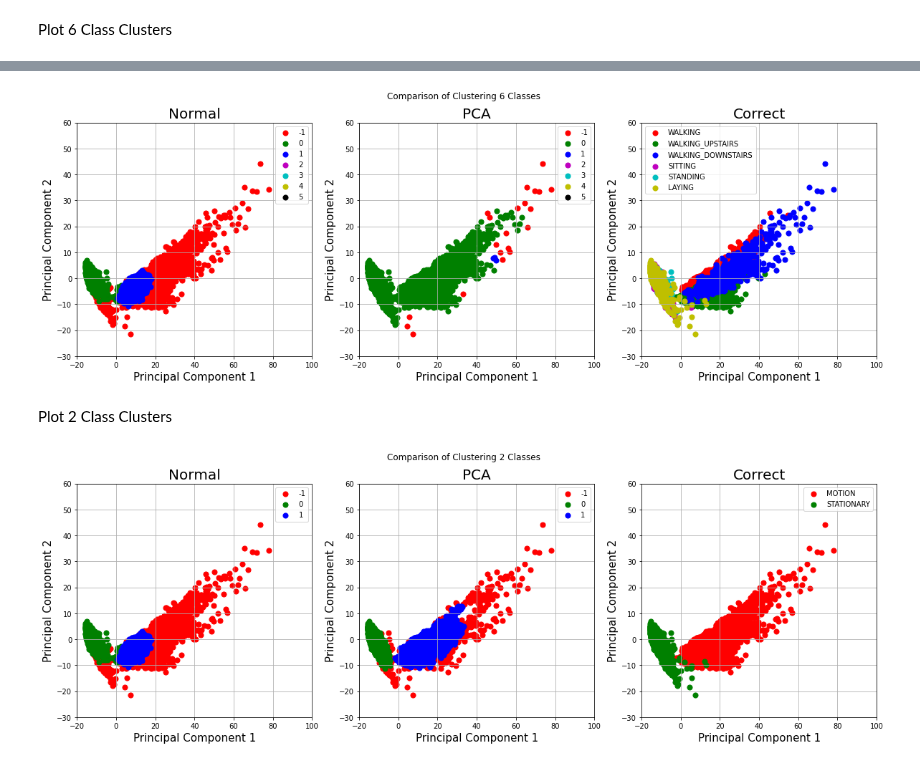
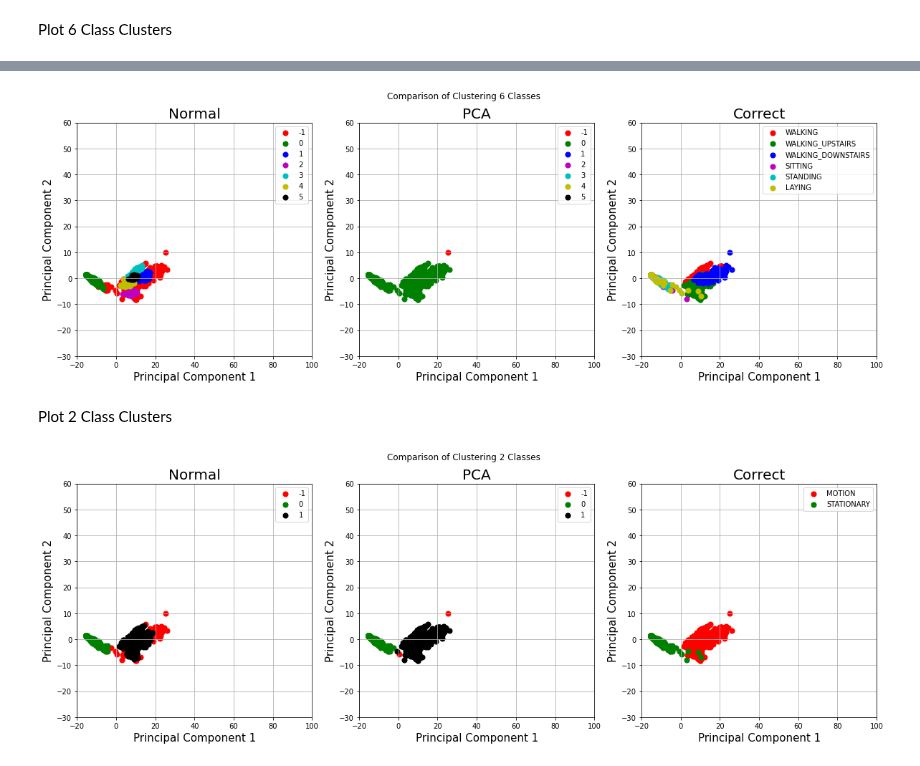
Before and after one commit to claredavies/MachineLearningCoursework, a Jupyter notebook: Assignment3/Assignment3HumanActivityRecognition.ipynb, the cells around one changed output, grey strips where cells are left out. Saved outputs shown, nothing was run; the diff lists cells and outputs as text; code cells hidden in the pictures.

Commit message:
Select k best & subsample selected

```diff
--- a/Assignment3/Assignment3HumanActivityRecognition.ipynb
+++ b/Assignment3/Assignment3HumanActivityRecognition.ipynb
@@ -210,2 +212,2 @@ feature_names_n_largest_chosen = features_df.nlargest(n_features_wanted, ['silho
 # %%
-features_selected = train[feature_names_n_largest_chosen].copy()
+features_selected = features[selected_features_k_best].copy()
@@ -213,6 +219,6 @@ features_selected = train[feature_names_n_largest_chosen].copy()
 # Pre-processing
 # %%
 X_train = features_selected
-y_train = train['Activity']
-y_train_labels = train['ActivityName']
+y_train_6_classes = train['Activity']
+y_train_6_classes_labels = train['ActivityName']
 # %%
@@ -346,7 +344,7 @@ print(get_optimal_epislon(start=1,end=50,min_points=min_points_normal,dataframe=
 # %%
-epsilon_normal_6_classes = 14
-cluster_labels_normal_6_classes = getDbscan(epsilon_normal_6_classes, min_points_normal, X_train)
-evaluation_metrics_normal_6_classes  = get_dbscan_metrics(y_train,cluster_labels_normal_6_classes,'plain 6 clusters')
+epsilon_normal_6_classes = 4
+cluster_labels_normal_6_classes = getDbscan(epsilon_normal_6_classes, 10, X_train)
+evaluation_metrics_normal_6_classes  = get_dbscan_metrics(y_train_6_classes,cluster_labels_normal_6_classes,'plain 6 clusters')
 print(print_metrics(evaluation_metrics_normal_6_classes))
 # %% [output]
 +------------------+-------------+------+-------+--------+------+------+
@@ -428,7 +414,7 @@ print(get_optimal_epislon(start=1,end=50,min_points=min_points_pca,dataframe=X_t
 # %%
-epsilon_pca_6_classes = 3
-cluster_labels_pca_6_classes = getDbscan(epsilon_pca_6_classes, min_points_pca, X_train_pca)
-evaluation_metrics_pca_6_classes  = get_dbscan_metrics(y_train,cluster_labels_pca_6_classes,'PCA_6_CLASSES')
+epsilon_pca_6_classes = 4
+cluster_labels_pca_6_classes = getDbscan(epsilon_pca_6_classes, 4, X_train_pca)
+evaluation_metrics_pca_6_classes  = get_dbscan_metrics(y_train_6_classes,cluster_labels_pca_6_classes,'PCA_6_CLASSES')
 print(print_metrics(evaluation_metrics_pca_6_classes))
 # %% [output]
 +---------------+-------------+------+-------+--------+------+------+
@@ -539,21 +525,21 @@ print(np.unique(cluster_labels_pca_2_classes))
 # %%
 # both use pca for visual comparison
 fig, (ax1, ax2, ax3) = plt.subplots(1, 3,figsize=(20,6))
 # Defining custom 'xlim' and 'ylim' values.
 custom_xlim = (-20, 100)
 custom_ylim = (-30, 60)
 
 # # Setting the values for all axes.
 plt.setp(ax1, xlim=custom_xlim, ylim=custom_ylim)
 plt.setp(ax2, xlim=custom_xlim, ylim=custom_ylim)
 plt.setp(ax3, xlim=custom_xlim, ylim=custom_ylim)
 
 fig.suptitle('Comparison of Clustering 6 Classes')
 plot_cluster(ax1,"Normal", df,targets_names_6_classes, colors_6_classes,cluster_labels_normal_6_classes)
 plot_cluster(ax2,"PCA", df,targets_names_6_classes, colors_6_classes,cluster_labels_pca_6_classes)
-plot_cluster(ax3,"Correct", df,targets_names_6_classes_labels,colors_6_classes,y_train_labels)
+plot_cluster(ax3,"Correct", df,targets_names_6_classes_labels,colors_6_classes,y_train_6_classes_labels)
 # %% [output]
-[figure, old version]
+[figure, new version]
 # %% [markdown]
 Plot 2 Class Clusters
 # %%
@@ -573,8 +559,8 @@ plt.setp(ax2, xlim=custom_xlim, ylim=custom_ylim)
 plt.setp(ax3, xlim=custom_xlim, ylim=custom_ylim)
 
 fig.suptitle('Comparison of Clustering 2 Classes')
-plot_cluster(ax1,"Normal", df,targets_names_2_classes, colors_6_classes,cluster_labels_normal_2_classes)
-plot_cluster(ax2,"PCA", df,targets_names_2_classes, colors_6_classes,cluster_labels_pca_2_classes)
-plot_cluster(ax3,"Correct", df,targets_names_2_classes_labels,colors_6_classes,y_train_binary_labels)
+plot_cluster(ax1,"Normal", df,targets_names_2_classes, colors_2_classes,cluster_labels_normal_2_classes)
+plot_cluster(ax2,"PCA", df,targets_names_2_classes, colors_2_classes,cluster_labels_pca_2_classes)
+plot_cluster(ax3,"Correct", df,targets_names_2_classes_labels,colors_2_classes,y_train_2_classes_labels)
 # %% [output]
-[figure, old version]
+[figure, new version]
```
Also changed, not shown: parts of 32 cells of this notebook.
